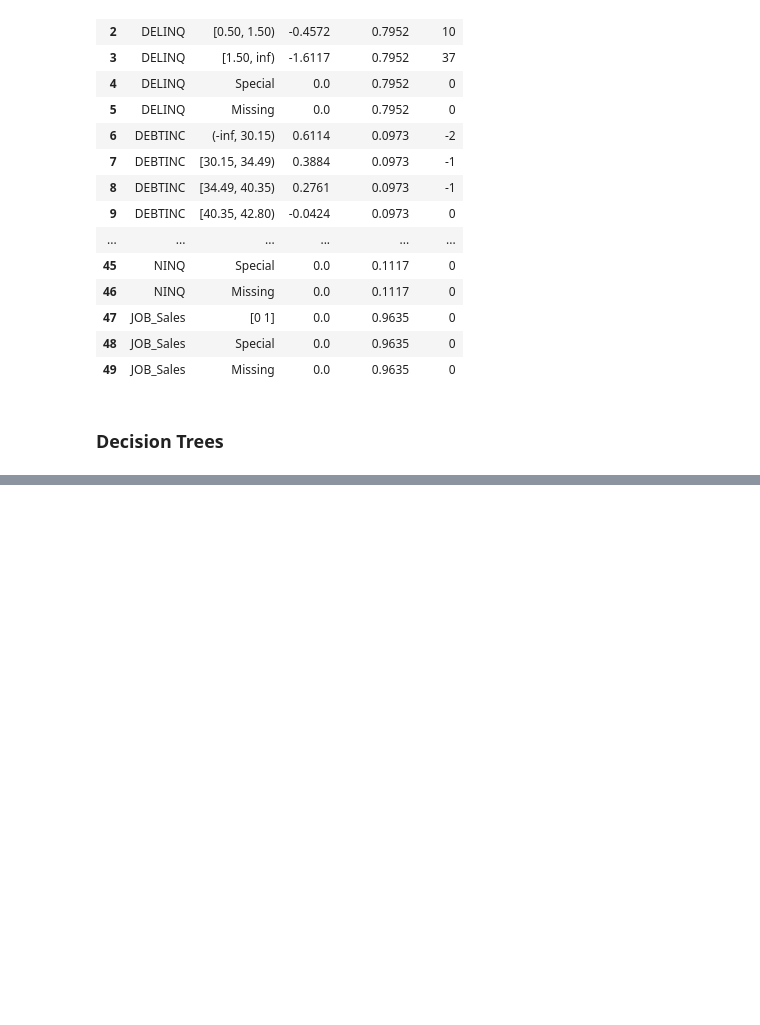
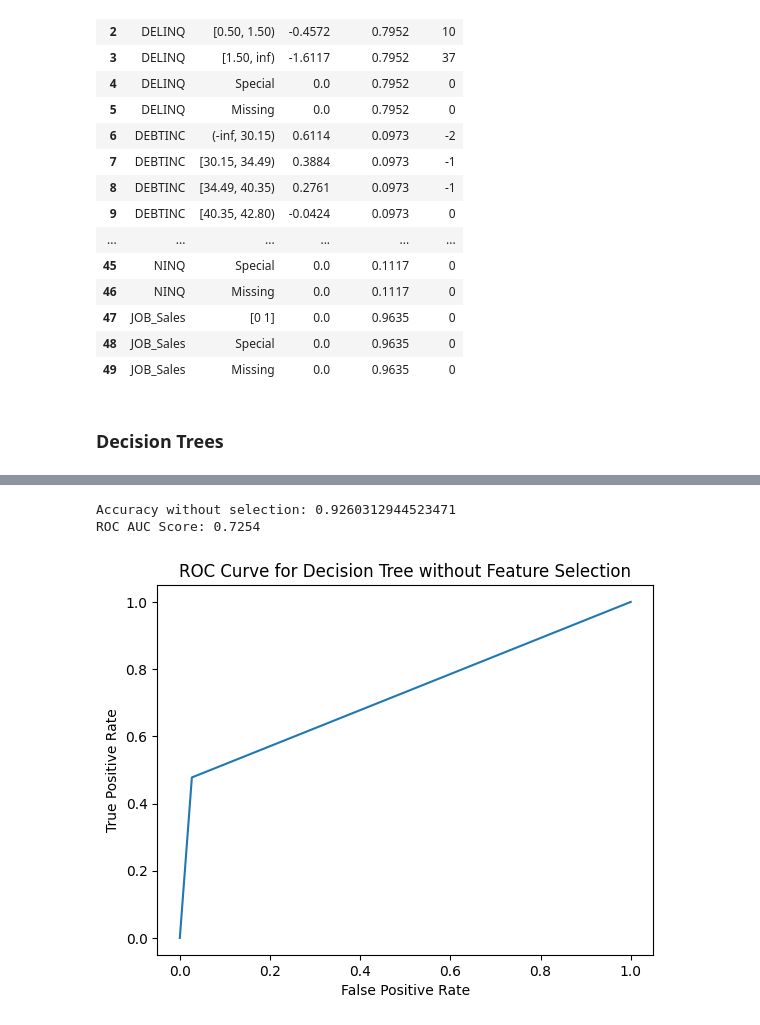
Before and after one commit to gtazevedo/cra_mtae_sas_in_py, a Jupyter notebook: Chapter 5 - Credit Scoring.ipynb, the cells around one changed output, grey strips where cells are left out. Saved outputs shown, nothing was run; the diff lists cells and outputs as text; code cells hidden in the pictures; blank space fills up the shorter version.

Commit message:
Decision trees implementation

```diff
--- a/Chapter 5 - Credit Scoring.ipynb
+++ b/Chapter 5 - Credit Scoring.ipynb
@@ -420,0 +447,22 @@ scorecard_df
+# %%
+clf = DecisionTreeClassifier()
+clf = clf.fit(X_train,y_train)
+y_pred = clf.predict(X_test)
+print("Accuracy without selection:",metrics.accuracy_score(y_test, y_pred))
+
+y_prob = clf.predict_proba(X_test)[:, 1]
+fpr, tpr, threshold = metrics.roc_curve(y_test, y_prob)
+roc_auc = metrics.auc(fpr, tpr)
+
+auc_score = metrics.roc_auc_score(y_test, y_prob)
+print(f"ROC AUC Score: {auc_score:.4f}")
+
+sns.lineplot(x=fpr, y=tpr)
+plt.xlabel("False Positive Rate")
+plt.ylabel("True Positive Rate")
+plt.title("ROC Curve for Decision Tree without Feature Selection")
+plt.show()
+# %% [output]
+Accuracy without selection: 0.9260312944523471
+ROC AUC Score: 0.7254
+[figure, added]
```
Also changed, not shown: parts of 11 cells of this notebook.
